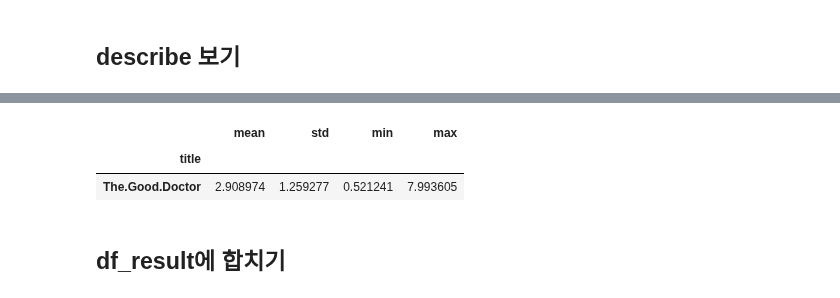
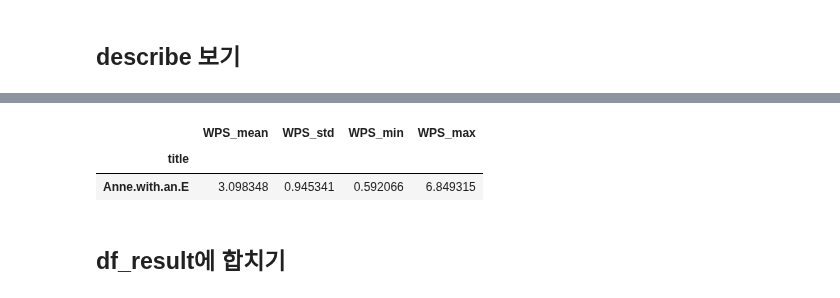
Before and after one commit to yuliepie/netflixschool, a Jupyter notebook: data_preprocessing/ipynb/all_scripts/all_scripts_WPS.ipynb, the cells around one changed output, grey strips where cells are left out. Drawn from its saved outputs; the diff is of its cells as text; code cells hidden in the pictures.

```diff
--- a/data_preprocessing/ipynb/all_scripts/all_scripts_WPS.ipynb
+++ b/data_preprocessing/ipynb/all_scripts/all_scripts_WPS.ipynb
@@ -277,12 +290,13 @@ df.tail(10)
 # %%
 result = df['wordsPerSec'].describe().to_frame().transpose()[['mean', 'std', 'min', 'max']]
 result['title'] = title
 result = result.set_index('title')
+result = result.rename(columns={'mean':'WPS_mean', 'std':'WPS_std', 'min':'WPS_min', 'max':'WPS_max'})
 result
 # %% [output]
-|  | mean | std | min | max |
+|  | WPS_mean | WPS_std | WPS_min | WPS_max |
 | title |  |  |  |  |
-| The.Good.Doctor | 2.908974 | 1.259277 | 0.521241 | 7.993605 |
+| Anne.with.an.E | 3.098348 | 0.945341 | 0.592066 | 6.849315 |
 # %% [markdown]
 ## df_result에 합치기
 # %%
```
Also changed, not shown: parts of 16 cells of this notebook, 6 other files.
